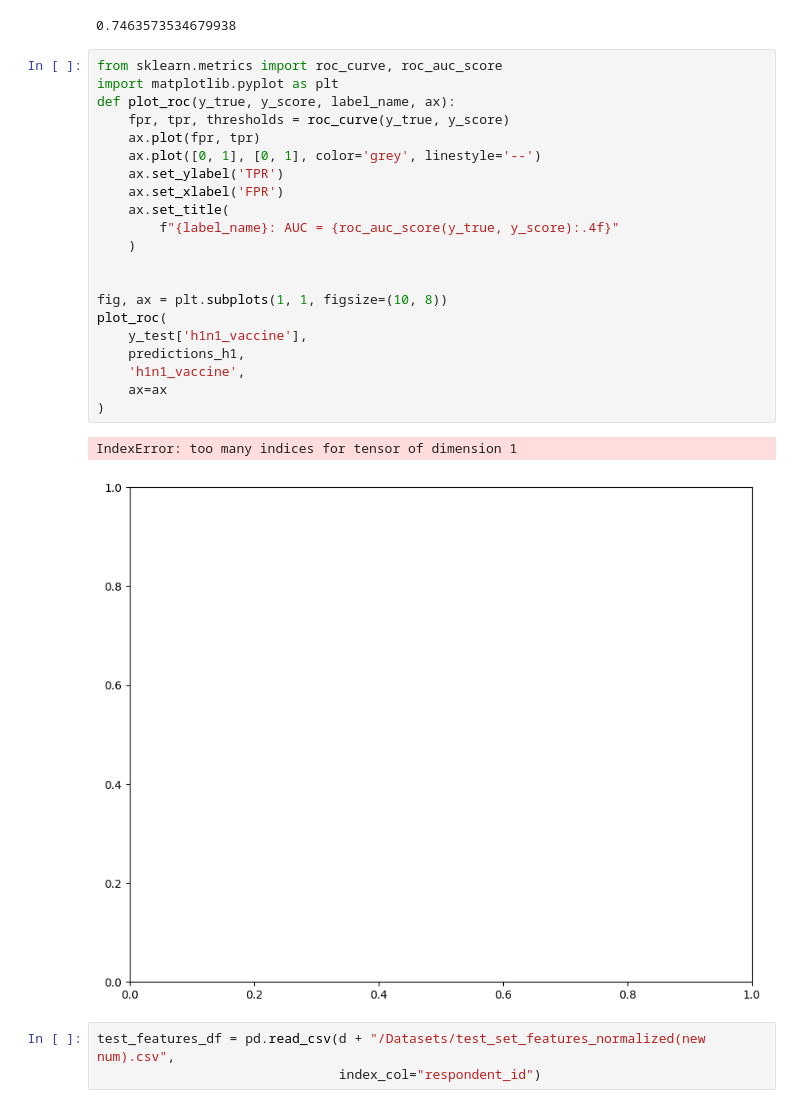
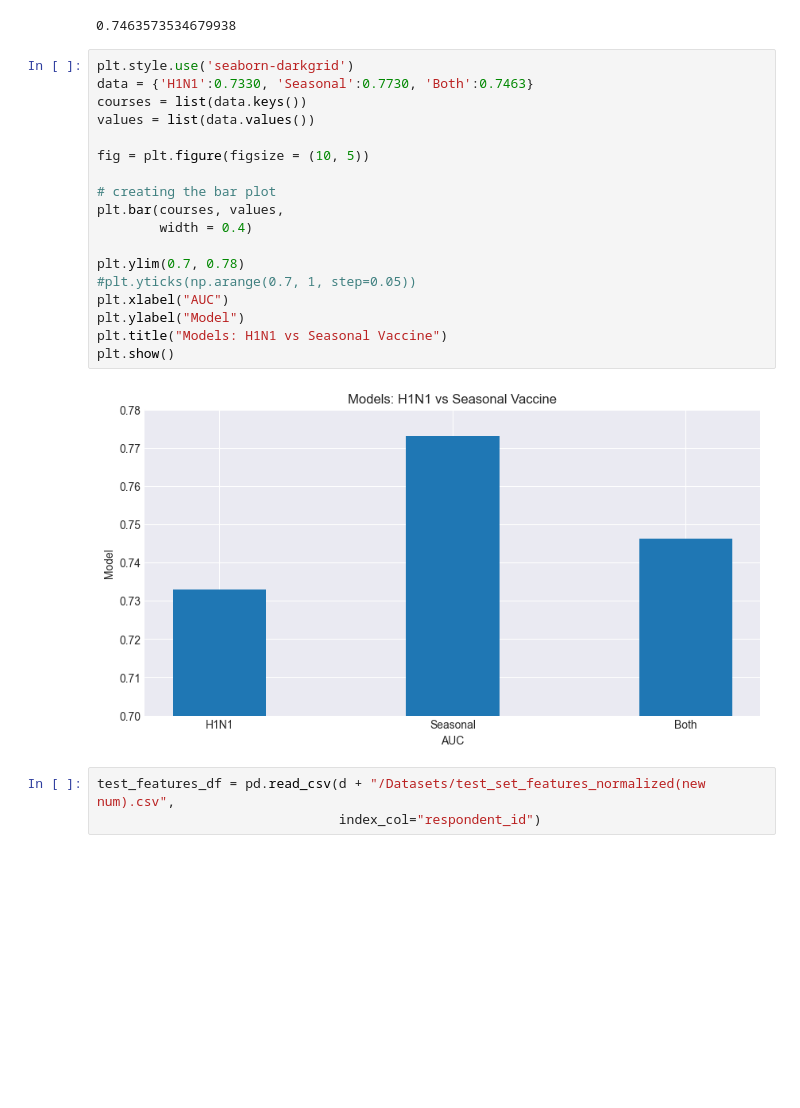
Before and after one commit to djjeff06/Flushot-Learning, a Jupyter notebook: Jupyter/Flu Shot Learning CNN (Preprocessing#1).ipynb, the cells around one changed output. Saved outputs shown, nothing was run; the diff lists cells and outputs as text; blank space fills up the shorter version.

Commit message:
better combined score

```diff
--- a/Jupyter/Flu Shot Learning CNN (Preprocessing#1).ipynb
+++ b/Jupyter/Flu Shot Learning CNN (Preprocessing#1).ipynb
@@ -412,30 +412,26 @@ y_eval.shape: (6677, 2)
 roc_auc_score(y_eval, y_preds)
 # %% [output]
 0.7463573534679938
-# %%
-from sklearn.metrics import roc_curve, roc_auc_score
-import matplotlib.pyplot as plt
-def plot_roc(y_true, y_score, label_name, ax):
-    fpr, tpr, thresholds = roc_curve(y_true, y_score)
-    ax.plot(fpr, tpr)
-    ax.plot([0, 1], [0, 1], color='grey', linestyle='--')
-    ax.set_ylabel('TPR')
-    ax.set_xlabel('FPR')
-    ax.set_title(
-        f"{label_name}: AUC = {roc_auc_score(y_true, y_score):.4f}"
-    )
-
-
-fig, ax = plt.subplots(1, 1, figsize=(10, 8))
-plot_roc(
-    y_test['h1n1_vaccine'],
-    predictions_h1,
-    'h1n1_vaccine',
-    ax=ax
-)
-# %% [output]
-IndexError: too many indices for tensor of dimension 1
-[figure, removed]
+# %%
+plt.style.use('seaborn-darkgrid')
+data = {'H1N1':0.7330, 'Seasonal':0.7730, 'Both':0.7463}
+courses = list(data.keys())
+values = list(data.values())
+
+fig = plt.figure(figsize = (10, 5))
+
+# creating the bar plot
+plt.bar(courses, values,
+        width = 0.4)
+
+plt.ylim(0.7, 0.78)
+#plt.yticks(np.arange(0.7, 1, step=0.05))
+plt.xlabel("AUC")
+plt.ylabel("Model")
+plt.title("Models: H1N1 vs Seasonal Vaccine")
+plt.show()
+# %% [output]
+[figure, added]
 # %%
 test_features_df = pd.read_csv(d + "/Datasets/test_set_features_normalized(new num).csv",
                                index_col="respondent_id")
```
